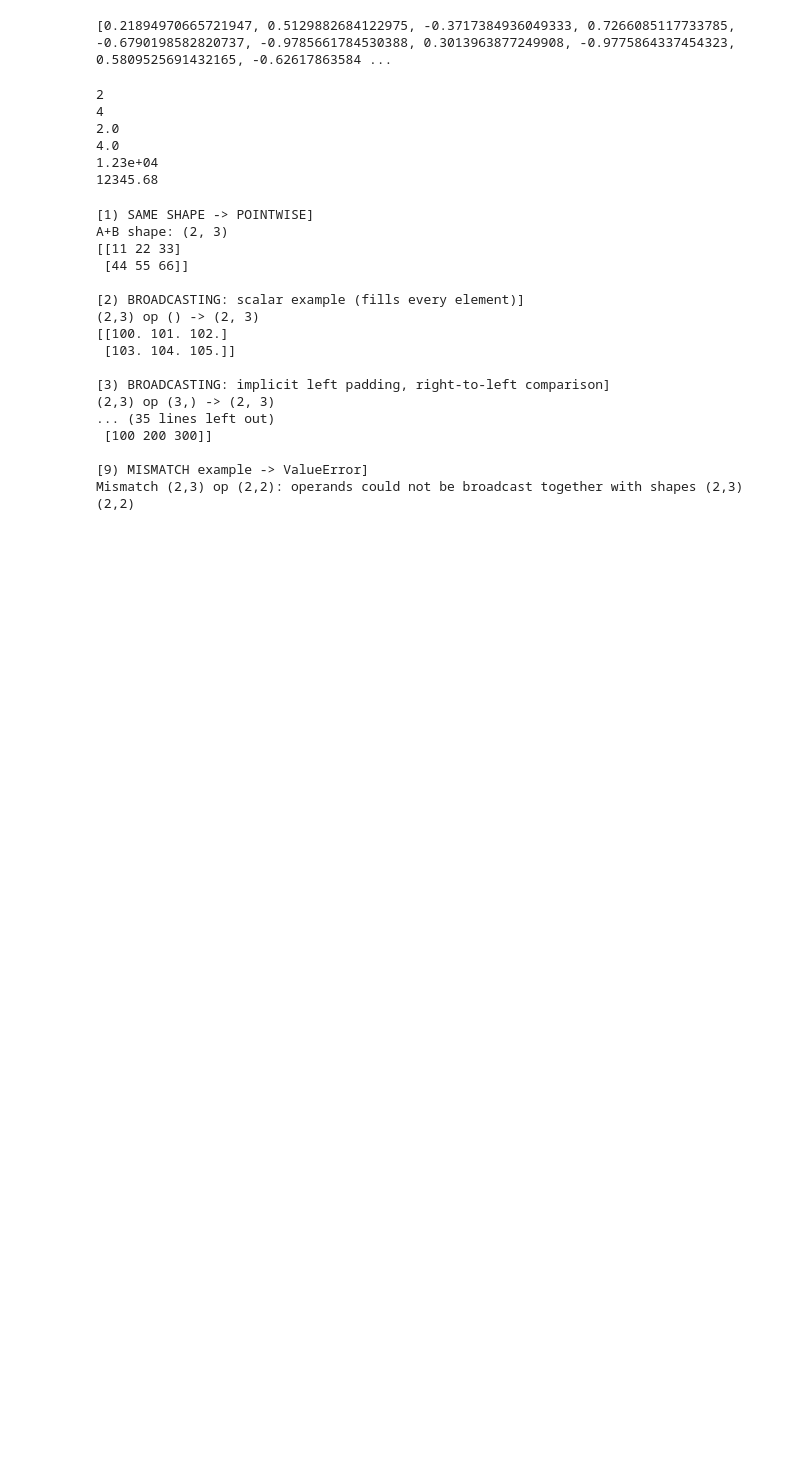
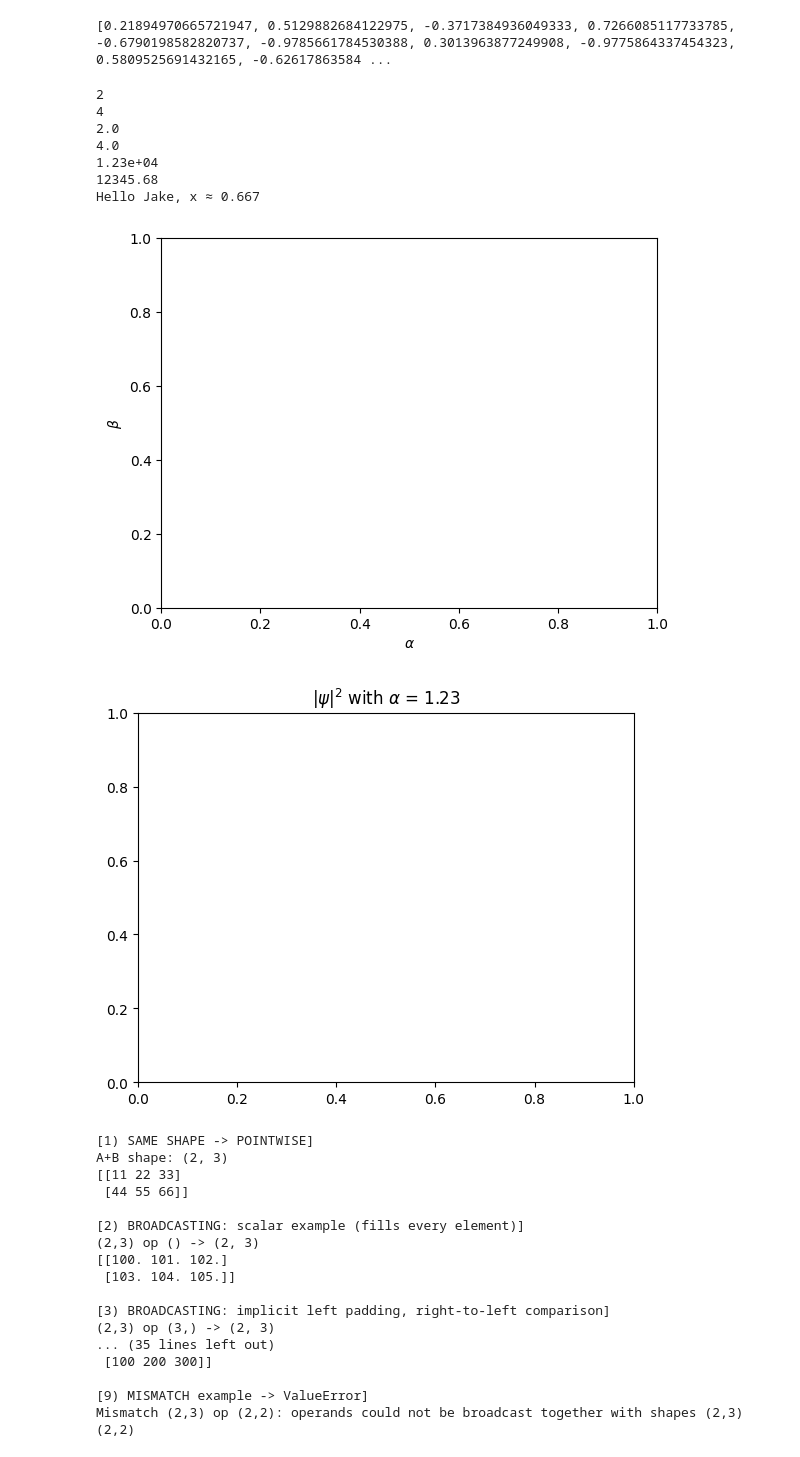
Before and after one commit to JacobGraham6489/physics-7321, a Jupyter notebook: Notes/Notes.ipynb, the cells around one changed output. Drawn from its saved outputs; the diff is of its cells as text; code cells hidden in the pictures; blank space fills up the shorter version.

Commit message:
Notes

```diff
--- a/Notes/Notes.ipynb
+++ b/Notes/Notes.ipynb
@@ -50,26 +50,59 @@ print(test_samples[:10]) # print the first 10 samples
 # %% [output]
 [0.21894970665721947, 0.5129882684122975, -0.3717384936049333, 0.7266085117733785, -0.6790198582820737, -0.9785661784530388, 0.3013963877249908, -0.9775864337454323, 0.5809525691432165, -0.62617863584 ...
 # %%
-# ========================= Note on Rounding =========================
+# ========================= Note on Rounding and Formatting =========================
 
 # The built-in round function uses "bankers' rounding" (round half to even)
 print(round(2.5))  # Outputs: 2
 print(round(3.5))  # Outputs: 4
 # NumPy's around function always rounds half away from zero
 print(np.around(2.5))  # Outputs: 3.0
 print(np.around(3.5))  # Outputs: 4.0
 
-# .e and .f are format specifiers for scientific and fixed-point notation, respectively (the decimals are rounded to the specified number of places)
+# .e and .f are format specifiers for scientific and fixed-point notation, respectively (the decimals are rounded (banker's) to the specified number of places)
 value = 12345.6789
 print(f"{value:.2e}")  # Scientific notation with 2 decimal places: 1.23e+04
 print(f"{value:.2f}")  # Fixed-point notation with 2 decimal places: 12345.68
+
+# f-strings vs raw strings (r"...") and raw f-strings (rf"...") — quick guide
+#
+# f"...": interpolate Python expressions inside { } and format with specs.
+#   - ROUNDS for display (e.g., :.3f, :.2e), does not change the underlying value.
+#   - Examples:
+name = "Jake"; x = 2/3
+s1 = f"Hello {name}, x ≈ {x:.3f}"
+print(s1) # 'Hello Jake, x ≈ 0.667'
+#
+# r"...": raw string literal — backslashes are NOT treated as escapes.
+#   - Good for LaTeX, regex, Windows paths: r"\alpha\beta" keeps the backslashes (only for rendering in Matplotlib).
+#   - No interpolation: { } are literal characters.
+#   - Note: a raw string can’t end with a single backslash: r"foo\"  # ❌
+latex_str_1 = r"$\alpha$"
+latex_str_2 = r"$\beta$"
+plt.xlabel(latex_str_1)
+plt.ylabel(latex_str_2)
+plt.show()
+
+# rf"..."/fr"...": combine BOTH — interpolate AND keep backslashes raw.
+#   - Perfect for LaTeX with variables in Matplotlib titles/labels.
+#   - Examples:
+alpha = 1.2345
+title = rf"$|\psi|^2$ with $\alpha$ = {alpha:.2f}"  # LaTeX + formatted value
+plt.title(title)
+plt.show()
+
+# Tip: If you don’t need interpolation, prefer r"..." for LaTeX.
+#      If you do need it, use rf"...". Avoid doubling backslashes when using r/rf.
 # %% [output]
 2
 4
 2.0
 4.0
 1.23e+04
 12345.68
+Hello Jake, x ≈ 0.667
+[figure, added]
+[figure, added]
 # %%
 # ========================= Broadcasting & Pointwise Ops: Quick Reference =========================
 # How array operations work in NumPy:
```
